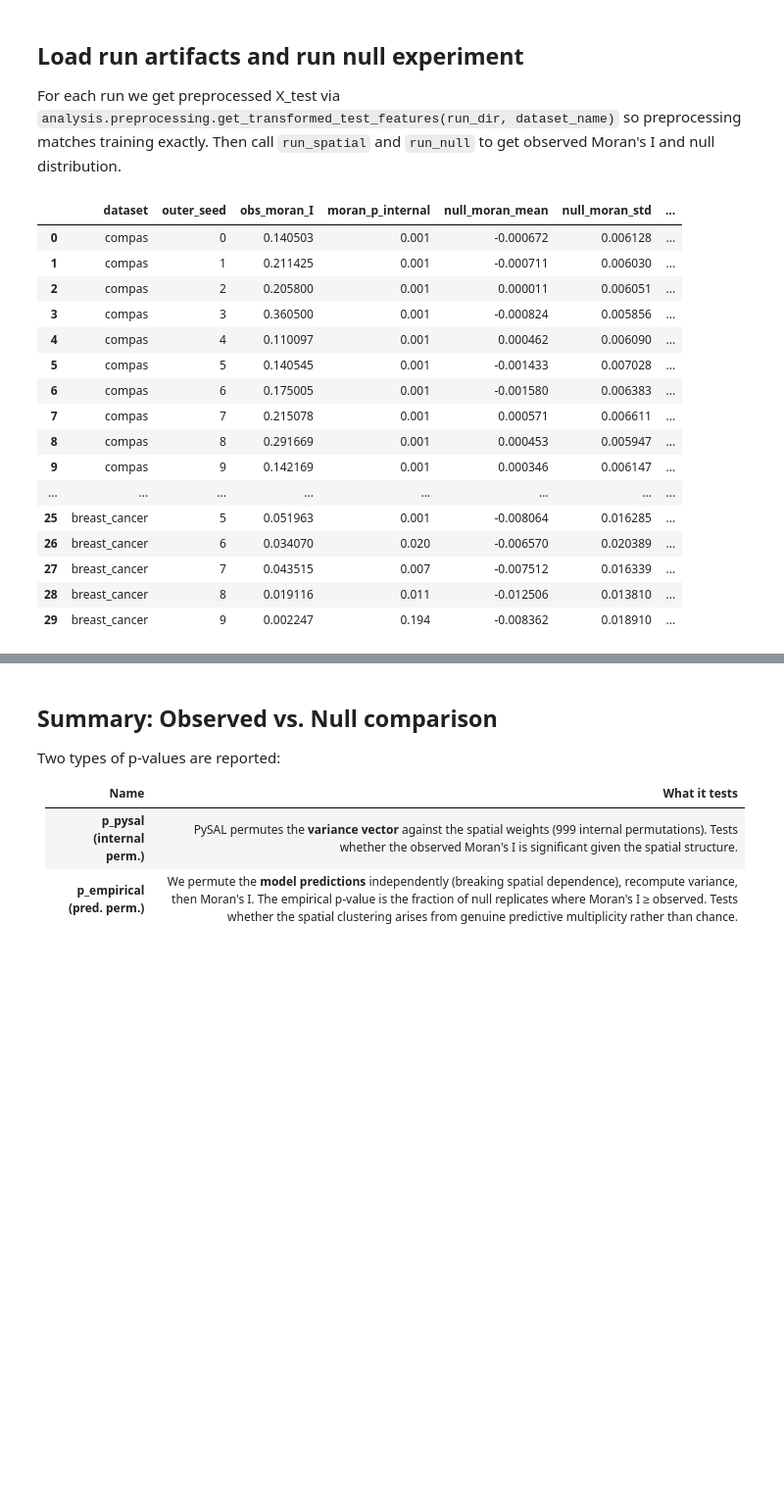
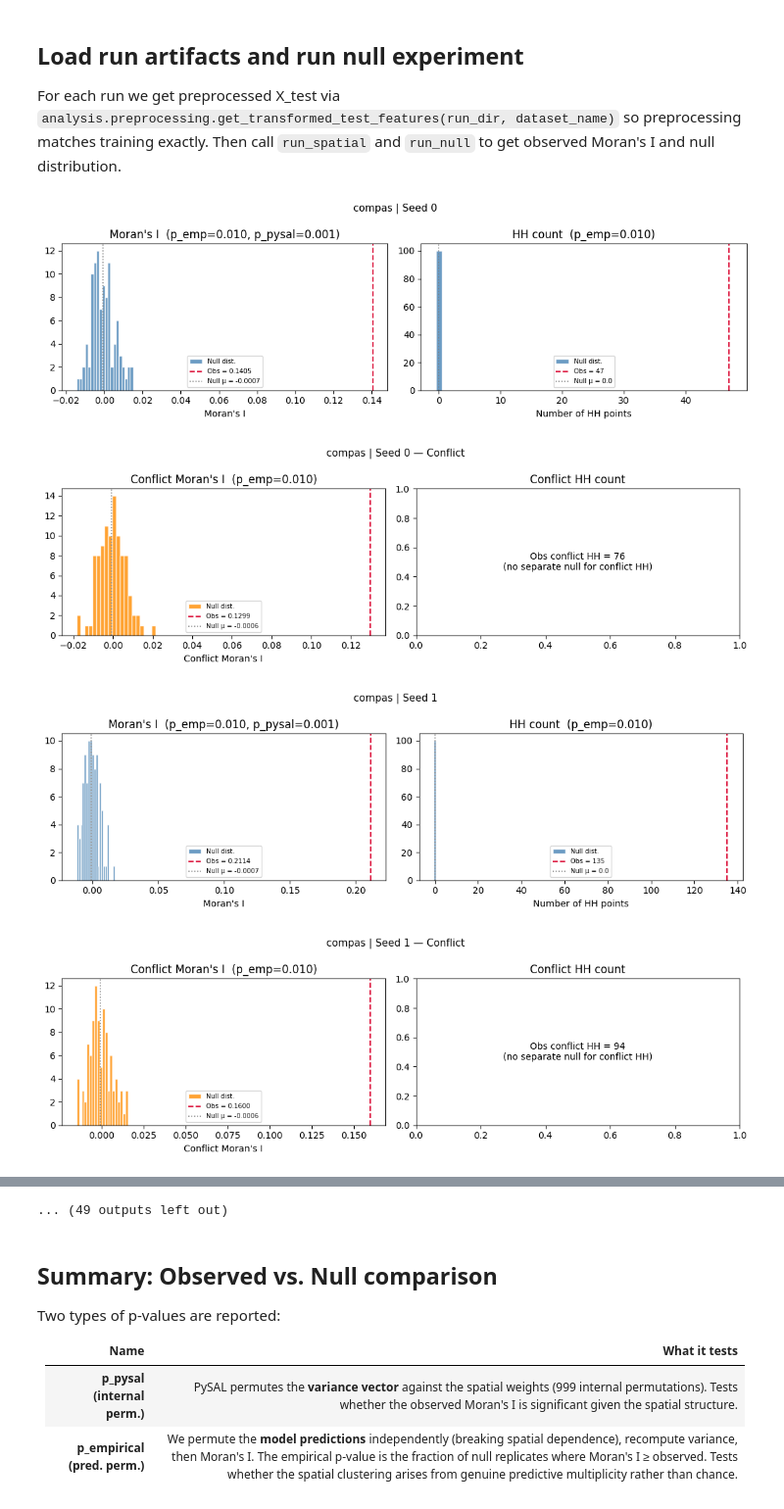
Before and after one commit to DejvisT/spatial-rashomon-multiplicity, a Jupyter notebook: notebooks/02_null_experiment.ipynb, the cells around one changed output, grey strips where cells are left out. Shown at 98% size. Drawn from its saved outputs; the diff is of its cells as text; code cells hidden in the pictures; blank space fills up the shorter version.

```diff
--- a/notebooks/02_null_experiment.ipynb
+++ b/notebooks/02_null_experiment.ipynb
@@ -23,9 +23,9 @@ from analysis.preprocessing import get_transformed_test_features
 from analysis.run_analysis import load_config, load_meta, run_spatial, run_null
 
 RESULTS_DIR = ROOT / "results"
-FIG_DIR = ROOT / "figures"
+FIG_DIR = ROOT / "figures" / "nb02"
 TABLE_DIR = ROOT / "tables"
-FIG_DIR.mkdir(exist_ok=True)
+FIG_DIR.mkdir(parents=True, exist_ok=True)
 TABLE_DIR.mkdir(exist_ok=True)
 # %% [markdown]
 ## Load run artifacts and run null experiment
@@ -62,6 +62,7 @@ for dataset_dir in dataset_dirs:
 
         null_moran = null["null_moran_i"]
         null_n_hh = null["null_n_hh"]
+        null_conflict_moran = null["null_conflict_moran_i"]
         null_moran_mean = null["null_mean"]
         null_moran_std = null["null_std"]
         null_n_hh_mean = null["null_n_hh_mean"]
@@ -69,6 +70,12 @@ for dataset_dir in dataset_dirs:
 
         p_emp = (1 + np.sum(null_moran >= observed_I)) / (R_null + 1)
         p_emp_hh = (1 + np.sum(null_n_hh >= observed_n_hh)) / (R_null + 1)
+        obs_conflict_I = spatial.get("conflict_moran_i", float("nan"))
+        obs_conflict_n_hh = int(spatial.get("conflict_n_hh", 0))
+        null_conflict_mean = null.get("null_conflict_moran_mean", 0.0)
+        null_conflict_std = null.get("null_conflict_moran_std", 0.0)
+        p_emp_conflict = float((1 + np.sum(null_conflict_moran >= obs_conflict_I)) / (R_null + 1)) if not np.isnan(obs_conflict_I) else float("nan")
+        sig_conflict = p_emp_conflict < 0.05 if not np.isnan(p_emp_conflict) else False
         significant = p_emp < 0.05
         significant_hh = p_emp_hh < 0.05
 
@@ -87,48 +94,59 @@ for dataset_dir in dataset_dirs:
         axes[1].axvline(null_n_hh_mean, ls=":", color="grey", lw=1.2, label=f"Null μ = {null_n_hh_mean:.1f}")
         axes[1].set_xlabel("Number of HH points")
         axes[1].set_title(f"HH count  (p_emp={p_emp_hh:.3f})")
         axes[1].legend(fontsize=7)
 
         fig.suptitle(f"{dataset_name} | Seed {outer_seed}", fontsize=11)
         fig.tight_layout()
         fig.savefig(FIG_DIR / f"null_moran_{dataset_name}_seed{outer_seed}.pdf")
-        plt.close(fig)
+        plt.show()
+
+        if not np.isnan(obs_conflict_I):
+            fig2, axes2 = plt.subplots(1, 2, figsize=(11, 3.5))
+            axes2[0].hist(null_conflict_moran, bins=20, color="darkorange", edgecolor="white", alpha=0.8, label="Null dist.")
+            axes2[0].axvline(obs_conflict_I, ls="--", color="crimson", lw=1.5, label=f"Obs = {obs_conflict_I:.4f}")
+            axes2[0].axvline(null_conflict_mean, ls=":", color="grey", lw=1.2, label=f"Null μ = {null_conflict_mean:.4f}")
+            axes2[0].set_xlabel("Conflict Moran's I")
+            axes2[0].set_title(f"Conflict Moran's I  (p_emp={p_emp_conflict:.3f})")
+            axes2[0].legend(fontsize=7)
+
+            axes2[1].text(0.5, 0.5, f"Obs conflict HH = {obs_conflict_n_hh}\n(no separate null for conflict HH)",
+                         ha="center", va="center", fontsize=10, transform=axes2[1].transAxes)
+            axes2[1].set_title("Conflict HH count")
+
+            fig2.suptitle(f"{dataset_name} | Seed {outer_seed} — Conflict", fontsize=11)
+            fig2.tight_layout()
+            fig2.savefig(FIG_DIR / f"null_conflict_moran_{dataset_name}_seed{outer_seed}.pdf")
+            plt.show()
 
         run_results.append({
             "dataset": dataset_name,
             "outer_seed": outer_seed,
             # Moran's I
             "obs_moran_I": observed_I,
             "moran_p_internal": moran_p_sim,
             "null_moran_mean": null_moran_mean,
             "null_moran_std": null_moran_std,
             "p_empirical_moran": p_emp,
             "sig_moran": significant,
             # LISA HH count
             "obs_n_hh": observed_n_hh,
             "null_n_hh_mean": null_n_hh_mean,
             "null_n_hh_std": null_n_hh_std,
             "p_empirical_hh": p_emp_hh,
             "sig_hh": significant_hh,
+            "obs_conflict_moran_I": obs_conflict_I,
+            "obs_conflict_n_hh": obs_conflict_n_hh,
+            "null_conflict_moran_mean": null_conflict_mean,
+            "null_conflict_moran_std": null_conflict_std,
+            "p_empirical_conflict": p_emp_conflict,
+            "sig_conflict": sig_conflict,
         })
 
 run_results = pd.DataFrame(run_results)
 run_results
 # %% [output]
-|  | dataset | outer_seed | obs_moran_I | moran_p_internal | null_moran_mean | null_moran_std | ... |
-| 0 | compas | 0 | 0.140503 | 0.001 | -0.000672 | 0.006128 | ... |
-| 1 | compas | 1 | 0.211425 | 0.001 | -0.000711 | 0.006030 | ... |
-| 2 | compas | 2 | 0.205800 | 0.001 | 0.000011 | 0.006051 | ... |
-| 3 | compas | 3 | 0.360500 | 0.001 | -0.000824 | 0.005856 | ... |
-| 4 | compas | 4 | 0.110097 | 0.001 | 0.000462 | 0.006090 | ... |
-| 5 | compas | 5 | 0.140545 | 0.001 | -0.001433 | 0.007028 | ... |
-| 6 | compas | 6 | 0.175005 | 0.001 | -0.001580 | 0.006383 | ... |
-| 7 | compas | 7 | 0.215078 | 0.001 | 0.000571 | 0.006611 | ... |
-| 8 | compas | 8 | 0.291669 | 0.001 | 0.000453 | 0.005947 | ... |
-| 9 | compas | 9 | 0.142169 | 0.001 | 0.000346 | 0.006147 | ... |
-| ... | ... | ... | ... | ... | ... | ... | ... |
-| 25 | breast_cancer | 5 | 0.051963 | 0.001 | -0.008064 | 0.016285 | ... |
-| 26 | breast_cancer | 6 | 0.034070 | 0.020 | -0.006570 | 0.020389 | ... |
-| 27 | breast_cancer | 7 | 0.043515 | 0.007 | -0.007512 | 0.016339 | ... |
-| 28 | breast_cancer | 8 | 0.019116 | 0.011 | -0.012506 | 0.013810 | ... |
-| 29 | breast_cancer | 9 | 0.002247 | 0.194 | -0.008362 | 0.018910 | ... |
+[figure, added]
+[figure, added]
+[figure, added]
+[figure, added]
@@ -135,3 +161,4 @@ run_results
+... (49 outputs left out)
 # %% [markdown]
 ## Summary: Observed vs. Null comparison
 
```
Also changed, not shown: parts of 4 cells of this notebook, 5 other files.
